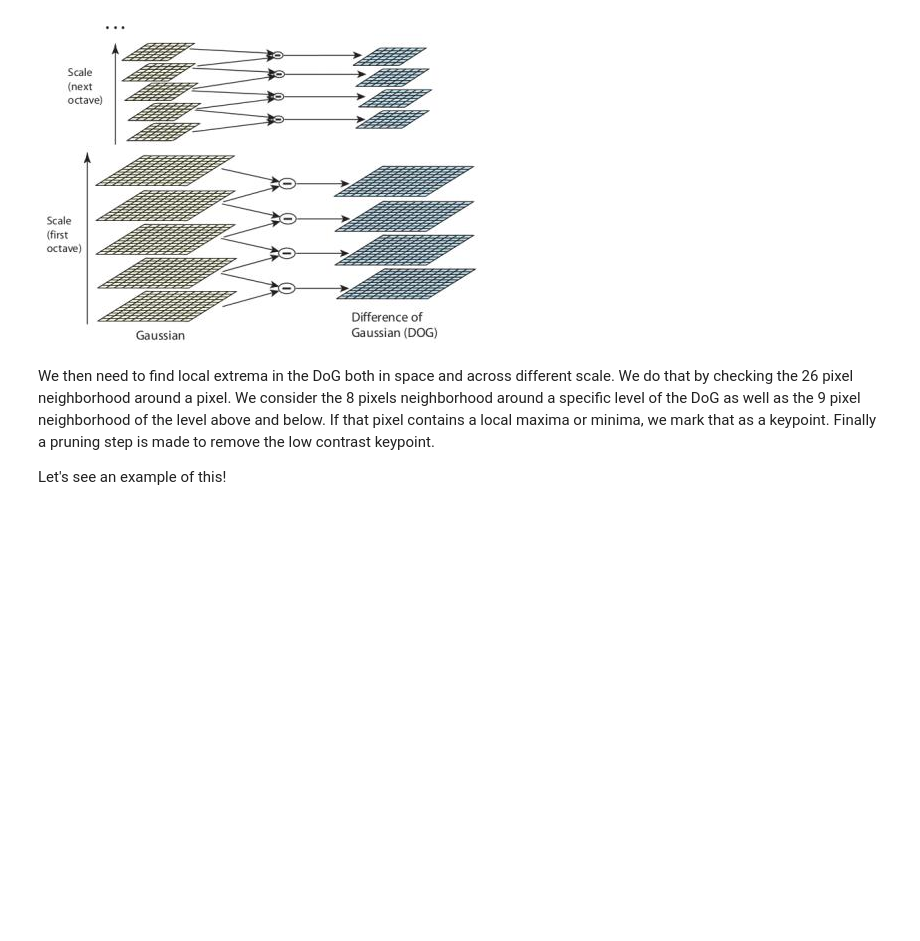
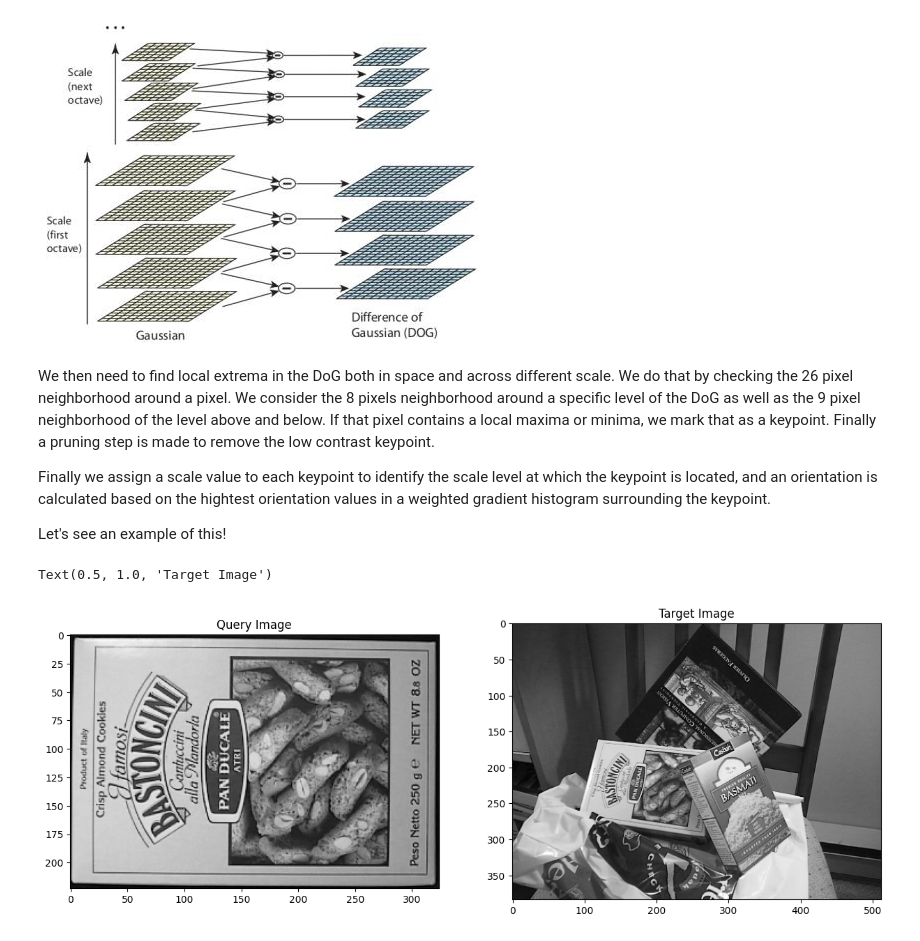
Before and after one commit to kev1092/Lab1, a Jupyter notebook: Copia_de_Lab_2_Feature_Extraction.ipynb, the cells around one changed output. Cells and saved outputs as stored; diff of their text form; code cells hidden in the pictures; blank space fills up the shorter version.

```diff
--- a/Copia_de_Lab_2_Feature_Extraction.ipynb
+++ b/Copia_de_Lab_2_Feature_Extraction.ipynb
@@ -47,4 +68,25 @@ We saw in our previous lab that Gaussians are low pass filters, the main idea he
 # %% [markdown]
 We then need to find local extrema in the DoG both in space and across different scale. We do that by checking the 26 pixel neighborhood around a pixel. We consider the 8 pixels neighborhood around a specific level of the DoG as well as the 9 pixel neighborhood of the level above and below. If that pixel contains a local maxima or minima, we mark that as a keypoint. Finally a pruning step is made to remove the low contrast keypoint.
 
+Finally we assign a scale value to each keypoint to identify the scale level at which the keypoint is located, and an orientation is calculated based on the hightest orientation values in a weighted gradient histogram surrounding the keypoint.
+
 Let's see an example of this!
+# %%
+# let's import our two images for this part of the lab
+# img_q will be the query image that we would like to recognize/detect/match in the target image
+
+img_q = cv2.imread("Lab2-CV-course-HH/box.png",cv2.IMREAD_GRAYSCALE)
+img_t = cv2.imread("Lab2-CV-course-HH/box_in_scene.png",cv2.IMREAD_GRAYSCALE)
+
+#ok so let's check them!
+
+fig = plt.figure(figsize=(15, 12), dpi=100)
+ax = fig.add_subplot(1, 2, 1)
+plt.imshow(img_q,cmap="gray")
+ax.set_title('Query Image')
+ax = fig.add_subplot(1,2,2)
+plt.imshow(img_t,cmap="gray")
+ax.set_title("Target Image")
+# %% [output]
+Text(0.5, 1.0, 'Target Image')
+[figure, added]
```
Also changed, not shown: parts of 11 cells of this notebook.
